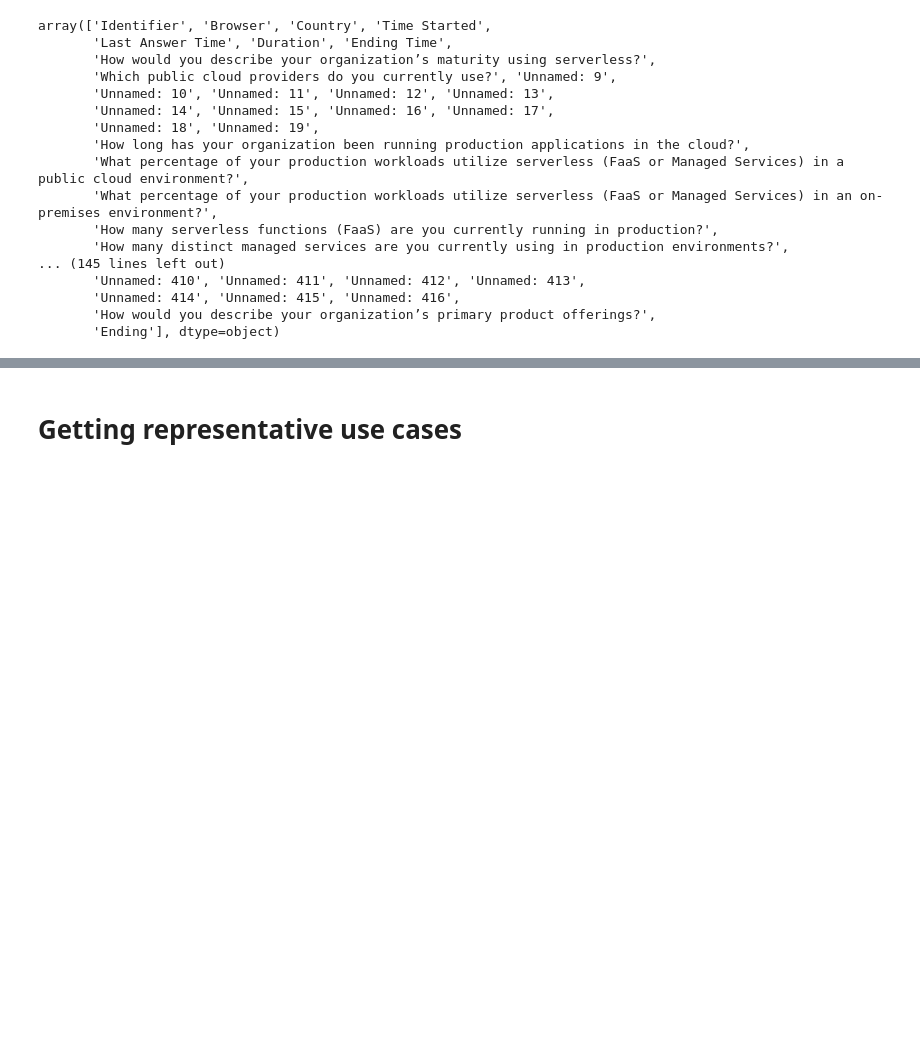
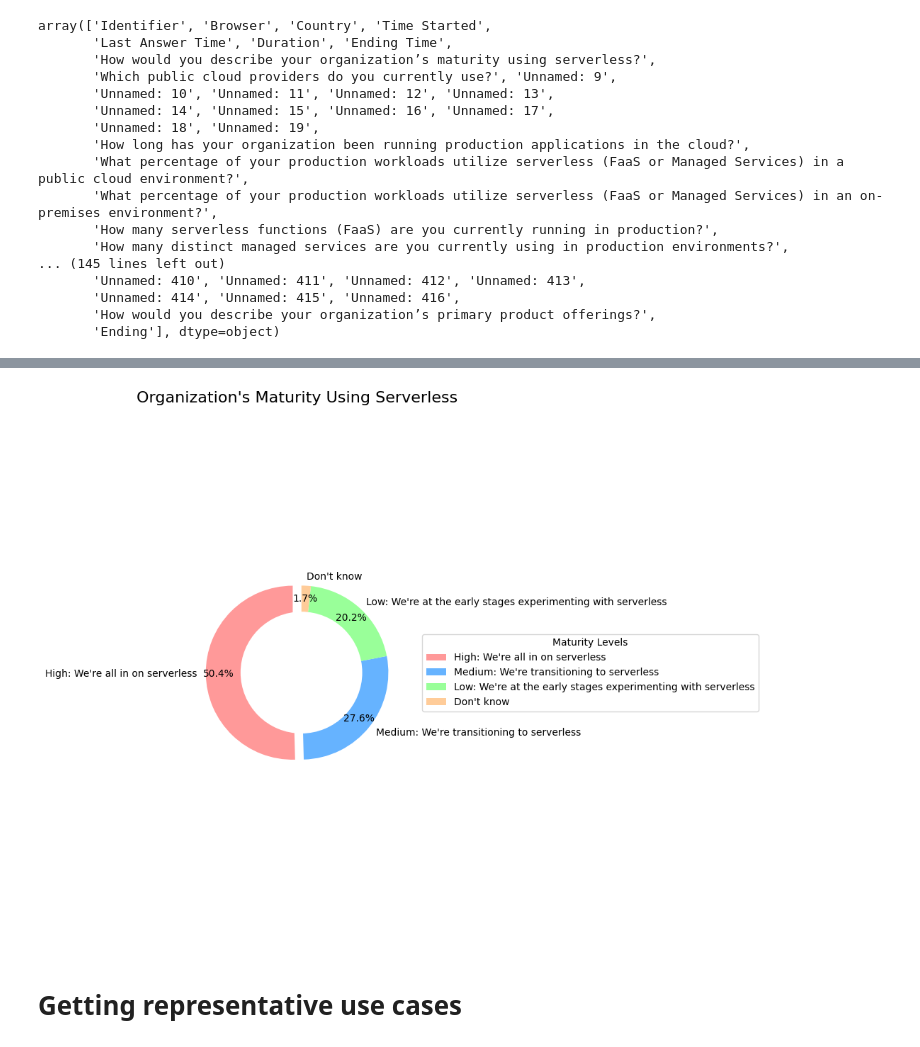
Before and after one commit to JothamWong/serverless-benchmarks, a Jupyter notebook: survey/serverless-community-survey-2020/serverless-community-survey-2020_tmp/booga.ipynb, the cells around one changed output, grey strips where cells are left out. Cells and saved outputs as stored; diff of their text form; code cells hidden in the pictures; blank space fills up the shorter version.

```diff
--- a/survey/serverless-community-survey-2020/serverless-community-survey-2020_tmp/booga.ipynb
+++ b/survey/serverless-community-survey-2020/serverless-community-survey-2020_tmp/booga.ipynb
@@ -25,3 +48,38 @@ array(['Identifier', 'Browser', 'Country', 'Time Started',
+# %%
+# Data
+labels = ['High: We\'re all in on serverless',
+          'Medium: We\'re transitioning to serverless',
+          'Low: We\'re at the early stages experimenting with serverless',
+          'Don\'t know']
+sizes = [232, 127, 93, 8]
+
+# Colors
+colors = ['#ff9999', '#66b3ff', '#99ff99', '#ffcc99']
+
+# Explode the largest slice slightly
+explode = (0.1, 0, 0, 0)
+
+# Create the pie chart
+plt.figure(figsize=(10, 8))
+plt.pie(sizes, explode=explode, labels=labels, colors=colors, autopct='%1.1f%%', startangle=90, pctdistance=0.85)
+
+# Add a circle at the center to create a donut chart effect (optional)
+centre_circle = plt.Circle((0, 0), 0.70, fc='white')
+fig = plt.gcf()
+fig.gca().add_artist(centre_circle)
+
+# Equal aspect ratio ensures that pie is drawn as a circle
+plt.axis('equal')
+
+plt.title("Organization's Maturity Using Serverless", fontsize=16)
+
+# Add a legend
+plt.legend(labels, title="Maturity Levels", loc="center left", bbox_to_anchor=(1, 0, 0.5, 1))
+
+plt.tight_layout()
+plt.show()
+# %% [output]
+[figure, added]
 # %% [markdown]
 # Getting representative use cases
 # %%
```
Also changed, not shown: parts of 3 cells of this notebook, 11 other files.
